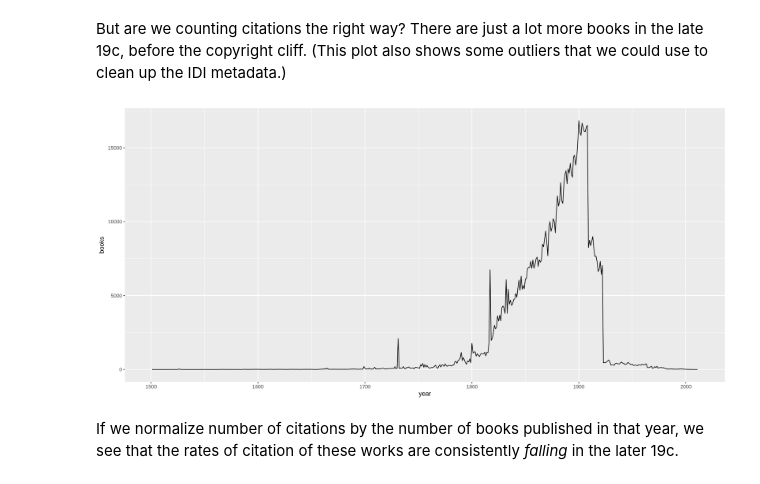
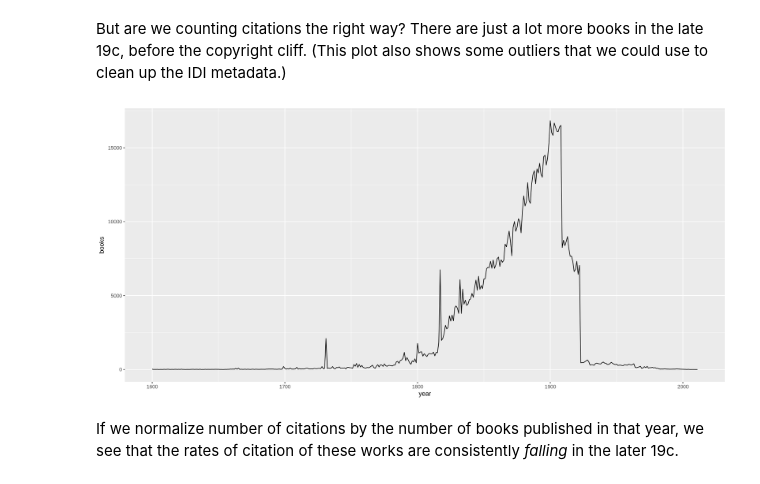
Before and after one commit to dasmiq/idi-cites, a Jupyter notebook: idi_cites.ipynb, the cells around one changed output. Drawn from its saved outputs; the diff is of its cells as text; code cells hidden in the pictures.

```diff
--- a/idi_cites.ipynb
+++ b/idi_cites.ipynb
@@ -184,10 +189,10 @@ But are we counting citations the right way? There are just a lot more books in
 # %%
 year.books <- idi.dated |> group_by(year) |> summarize(books=n())
 
-year.books |> filter(year >= 1500) |>
+year.books |> filter(year >= 1600) |>
   ggplot(aes(year, books)) + geom_line()
 # %% [output]
-[figure, old version]
+[figure, new version]
 # %% [markdown]
 If we normalize number of citations by the number of books published in that year, we see that the rates of citation of these works are consistently _falling_ in the later 19c.
 # %%
```
Also changed, not shown: parts of 20 cells of this notebook.
